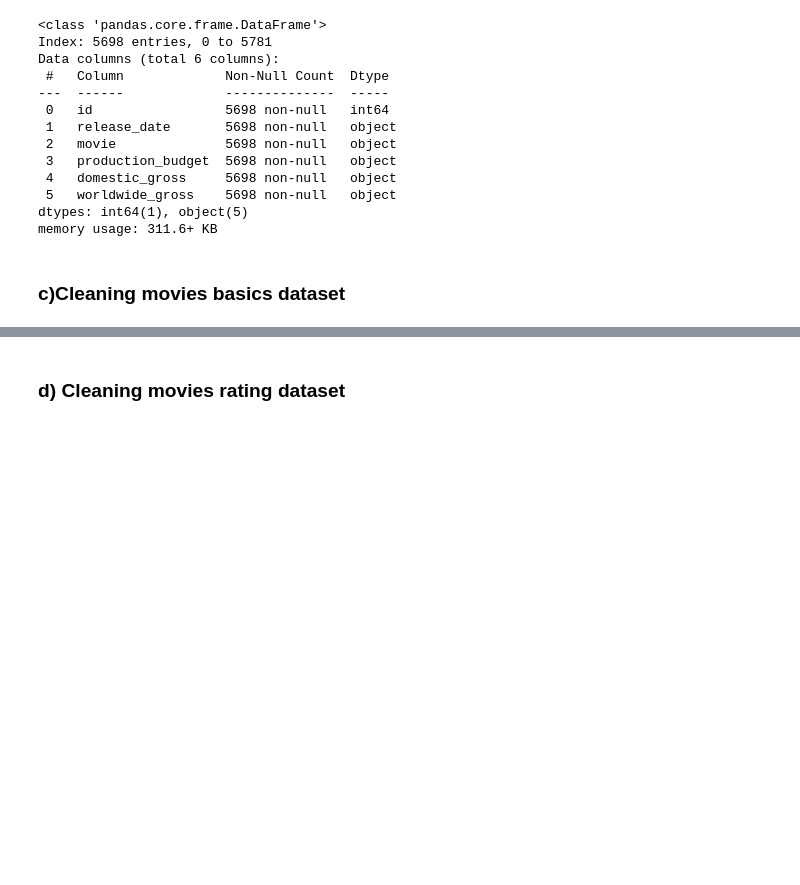
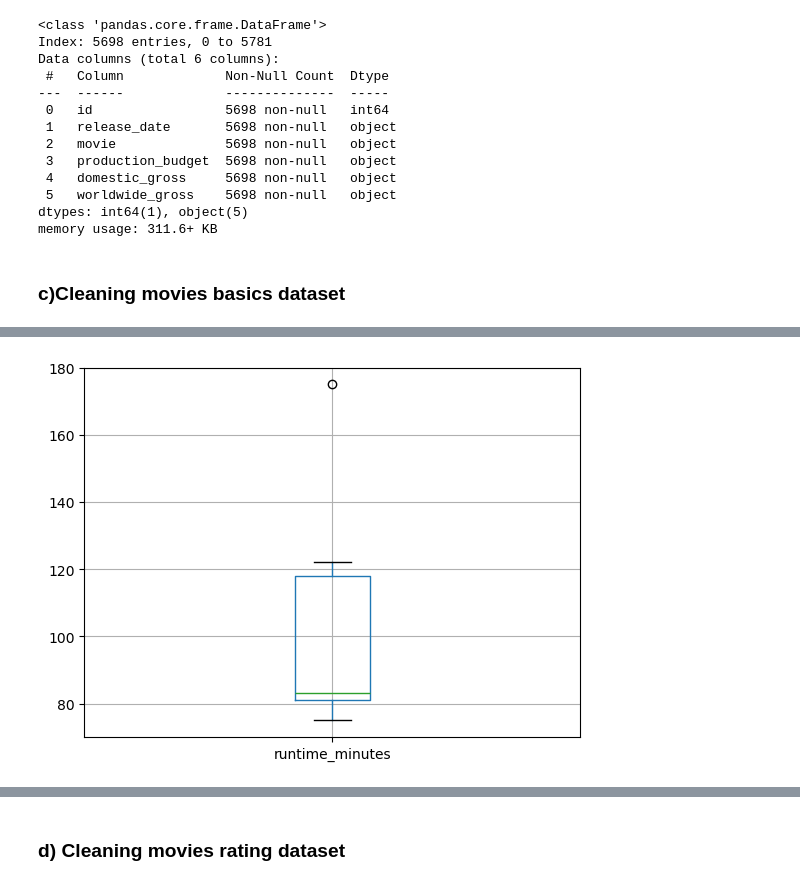
Before and after one commit to juliettmwaura/dsc-phase-1-project-v2-4, a Jupyter notebook: student.ipynb, the cells around one changed output, grey strips where cells are left out. Saved outputs shown, nothing was run; the diff lists cells and outputs as text; code cells hidden in the pictures; blank space fills up the shorter version.

```diff
--- a/student.ipynb
+++ b/student.ipynb
@@ -405,0 +416,7 @@ dtype: int64
+# %%
+#checking for outliers in movie basics
+data = dfms
+data.boxplot(column ='runtime_minutes')
+plt.show()
+# %% [output]
+[figure, added]
```
Also changed, not shown: parts of 10 cells of this notebook.
